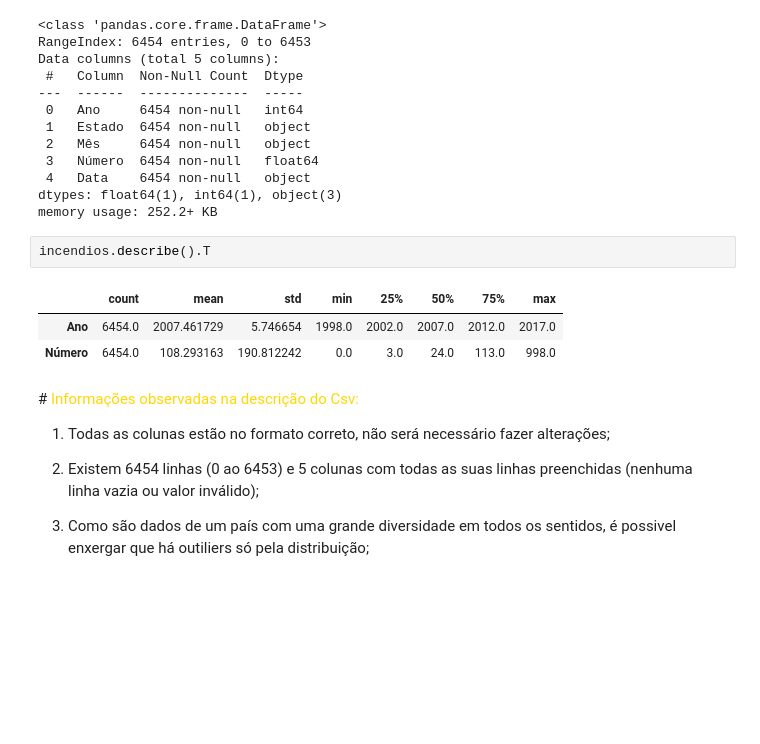
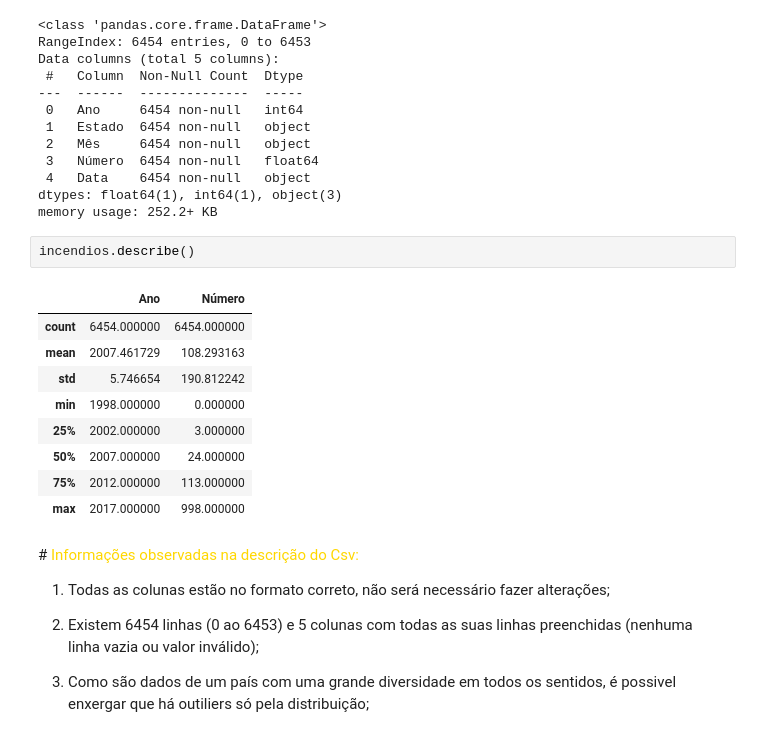
Before and after one commit to MatheusB2002/Analise-Incendios-Florestais, a Jupyter notebook: AnáliseIncêndio.ipynb, the cells around one changed output. Saved outputs shown, nothing was run; the diff lists cells and outputs as text; blank space fills up the shorter version.

```diff
--- a/AnáliseIncêndio.ipynb
+++ b/AnáliseIncêndio.ipynb
@@ -116,11 +118,17 @@ Data columns (total 5 columns):
 dtypes: float64(1), int64(1), object(3)
 memory usage: 252.2+ KB
 # %%
-incendios.describe().T
+incendios.describe()
 # %% [output]
-|  | count | mean | std | min | 25% | 50% | 75% | max |
-| Ano | 6454.0 | 2007.461729 | 5.746654 | 1998.0 | 2002.0 | 2007.0 | 2012.0 | 2017.0 |
-| Número | 6454.0 | 108.293163 | 190.812242 | 0.0 | 3.0 | 24.0 | 113.0 | 998.0 |
+|  | Ano | Número |
+| count | 6454.000000 | 6454.000000 |
+| mean | 2007.461729 | 108.293163 |
+| std | 5.746654 | 190.812242 |
+| min | 1998.000000 | 0.000000 |
+| 25% | 2002.000000 | 3.000000 |
+| 50% | 2007.000000 | 24.000000 |
+| 75% | 2012.000000 | 113.000000 |
+| max | 2017.000000 | 998.000000 |
 # %% [markdown]
 #<font color = Gold> Informações observadas na descrição do Csv:</font>
 
```
Also changed, not shown: parts of 16 cells of this notebook.
